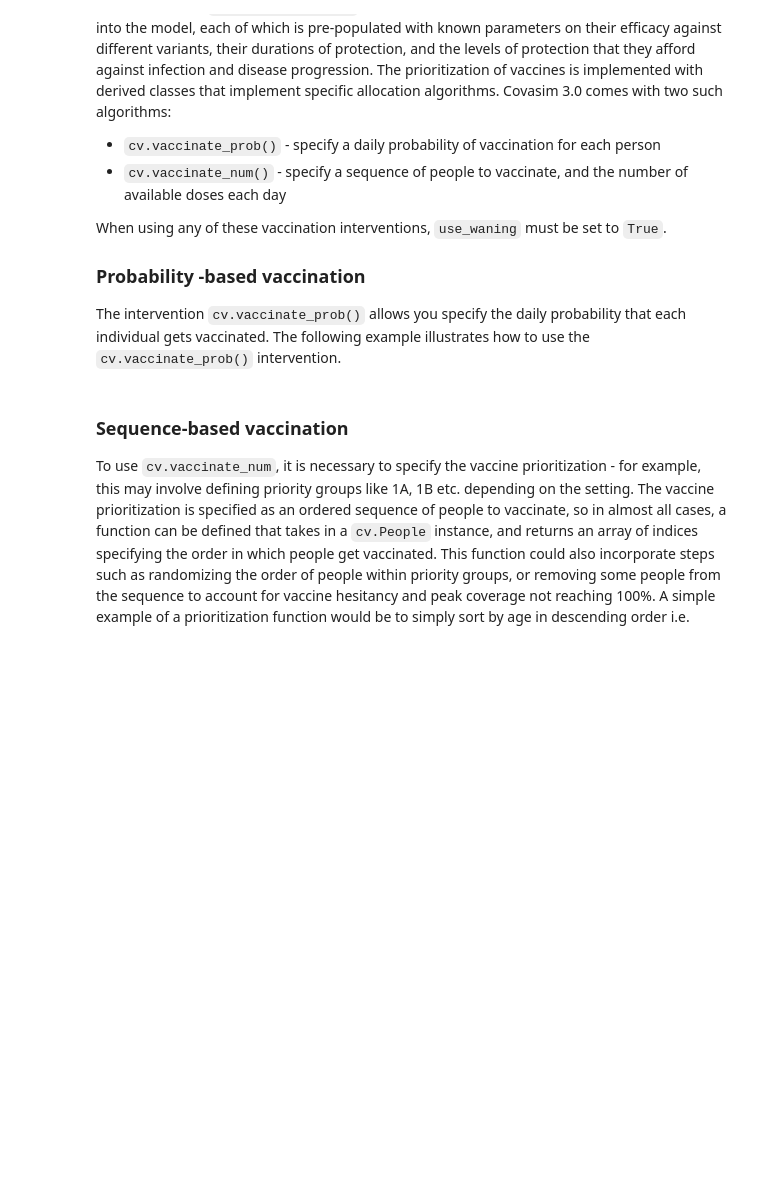
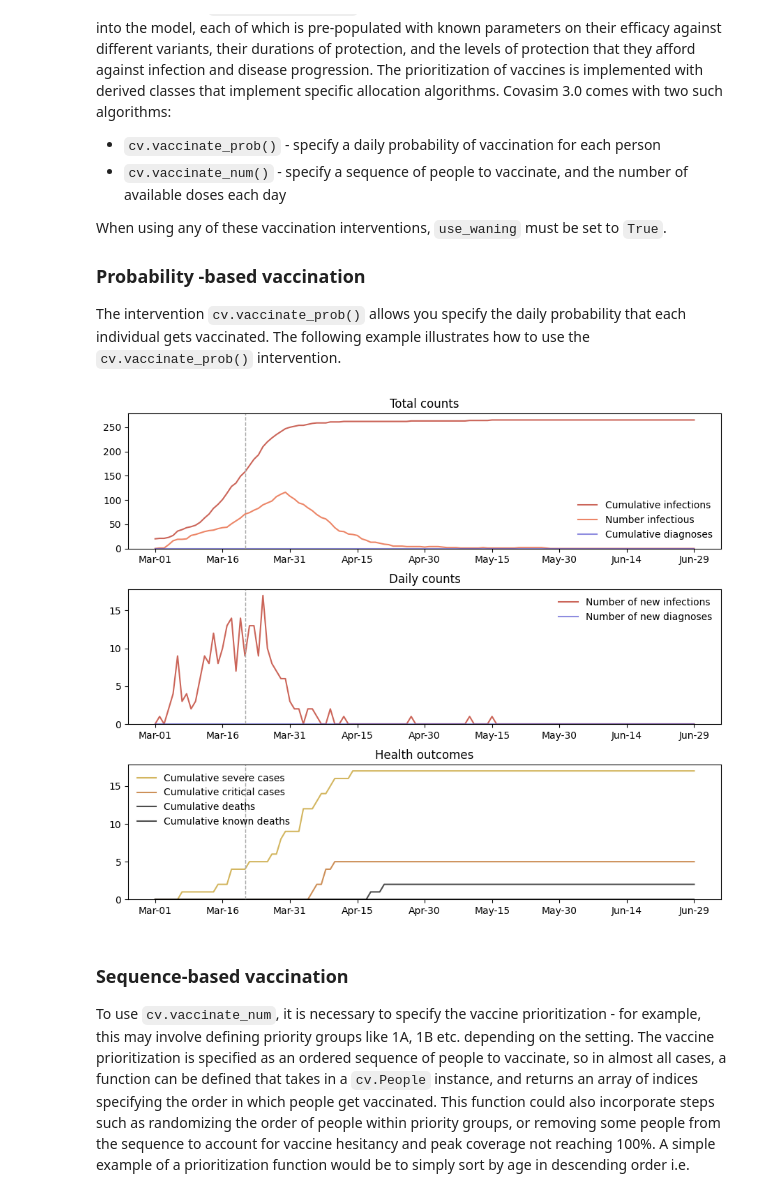
Before and after one commit to InstituteforDiseaseModeling/covasim, a Jupyter notebook: docs/tutorials/tut_immunity.ipynb, the cells around one changed output. Saved outputs shown, nothing was run; the diff lists cells and outputs as text; code cells hidden in the pictures; blank space fills up the shorter version.

```diff
--- a/docs/tutorials/tut_immunity.ipynb
+++ b/docs/tutorials/tut_immunity.ipynb
@@ -71,19 +74,20 @@ The intervention `cv.vaccinate_prob()` allows you specify the daily probability
 # %%
 # Create some base parameters
 pars = {
     'beta': 0.015,
     'n_days': 120,
 }
 
 # Define probability based vaccination
 pfizer = cv.vaccinate_prob(vaccine='pfizer', days=20)
 sim = cv.Sim(
-    use_waning=True,
     pars=pars,
     interventions=pfizer
 )
 sim.run()
 sim.plot()
+# %% [output]
+[figure, added]
 # %% [markdown]
 ### Sequence-based vaccination
 
```
Also changed, not shown: parts of 5 cells of this notebook.
